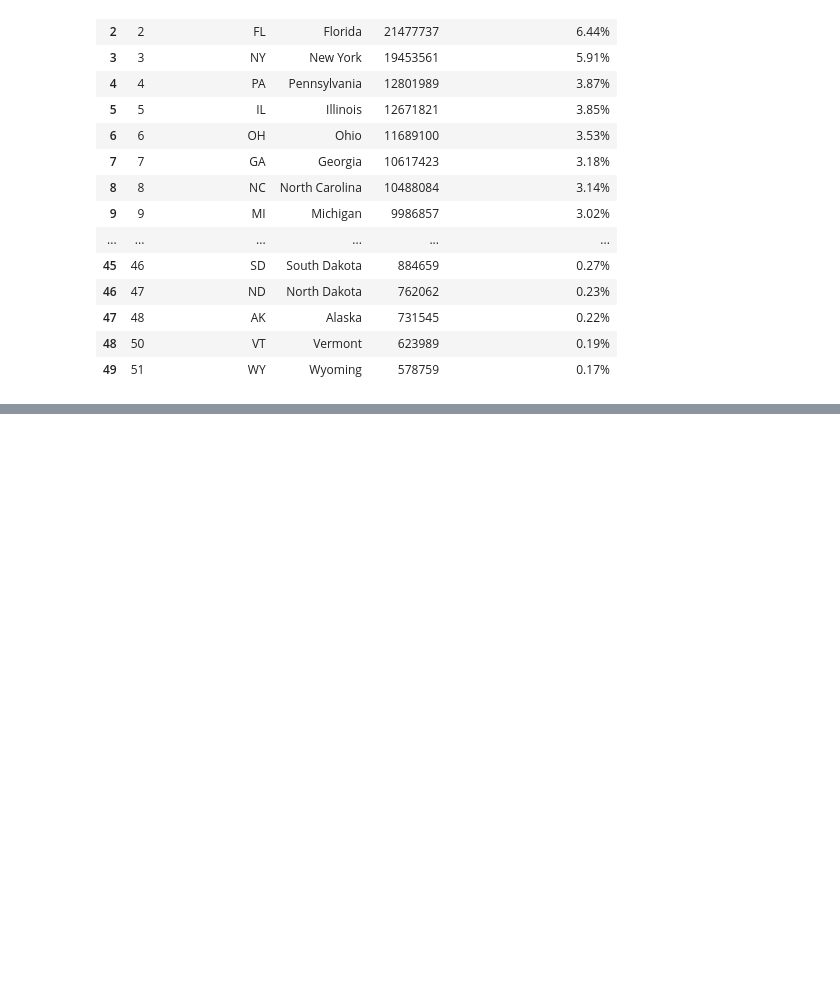
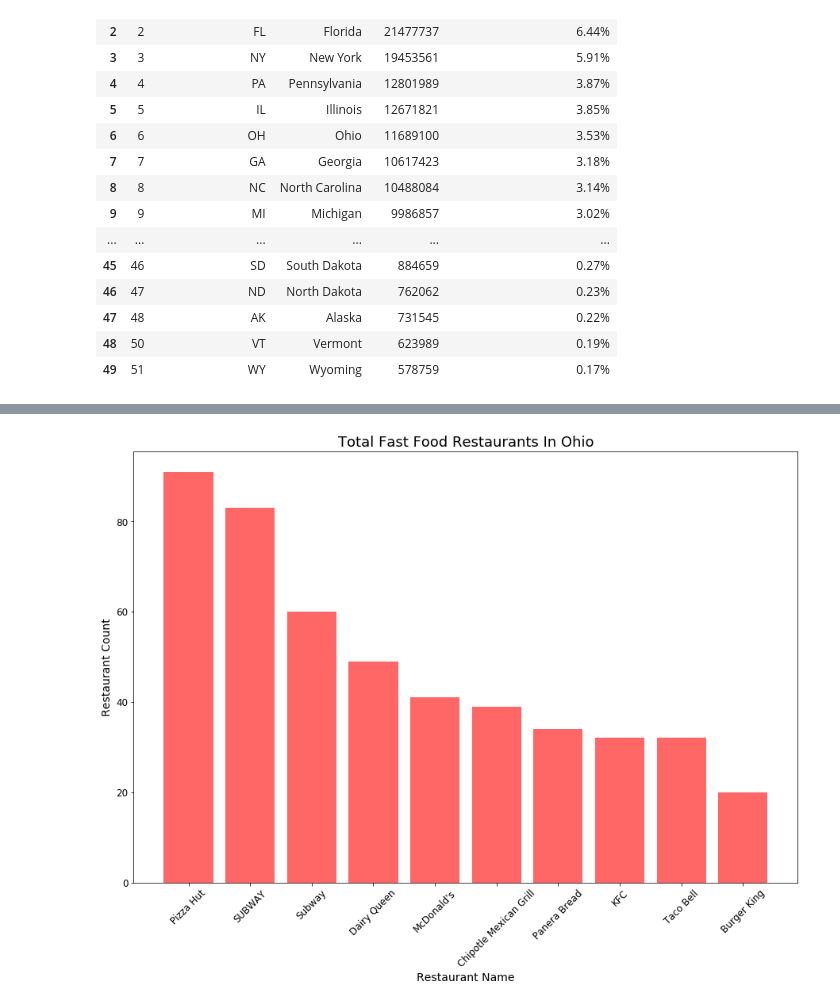
Before and after one commit to jhye1023/States-FastFood-Project, a Jupyter notebook: ETL_main.ipynb, the cells around one changed output, grey strips where cells are left out. Saved outputs shown, nothing was run; the diff lists cells and outputs as text; code cells hidden in the pictures; blank space fills up the shorter version.

```diff
--- a/ETL_main.ipynb
+++ b/ETL_main.ipynb
@@ -222,0 +319,8 @@ pd.read_sql_query('select * from restaurant', con=engine).head()
+# %%
+#Ohio restaurants
+ohio_restaurant = pd.read_sql_query('SELECT s."State Name", r."Restaurant_Name", COUNT(r."Restaurant_Name") Restaurant_Name_Count FROM state_population s\
+                                JOIN restaurant r ON s."State Abbreviation" = r."State"\
+                                WHERE s."State Name" = \'Ohio\'\
+                                GROUP BY r."Restaurant_Name", s."State Name"\
+                                ORDER BY Restaurant_Name_Count DESC LIMIT 10;', con=engine)
+ohio_restaurant
@@ -222,0 +339,13 @@ pd.read_sql_query('select * from restaurant', con=engine).head()
+# %%
+#Creating bar graph for number of restaurants Ohio
+plt.figure(figsize=(15,10))
+ohio_plt = plt.bar(ohio_restaurant['Restaurant_Name'], ohio_restaurant['restaurant_name_count'], color = 'r', alpha =.6)
+plt.xlabel('Restaurant Name', size = 14)
+plt.xticks(size = 12, rotation=45)
+plt.ylabel('Restaurant Count', size = 14)
+plt.yticks(size = 12)
+plt.title('Total Fast Food Restaurants In Ohio', size=18)
+plt.savefig('Images/OhioRestCount.png')
+plt.show()
+# %% [output]
+[figure, added]
```
Also changed, not shown: parts of 27 cells of this notebook, 5 other files.
